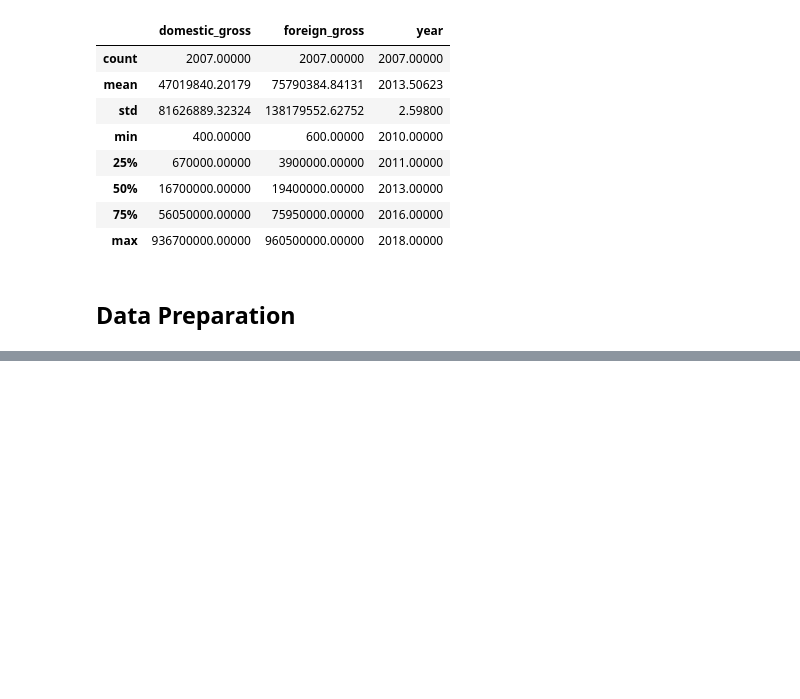
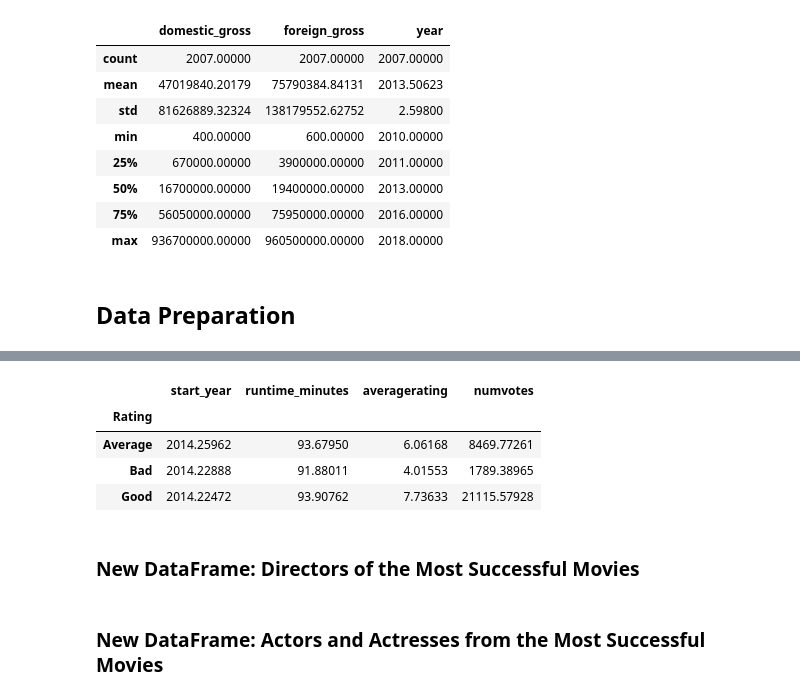
Before and after one commit to jordanate/microsoft-movie-studios-EDA, a Jupyter notebook: Phase 1 Project Notebook.ipynb, the cells around one changed output, grey strips where cells are left out. Saved outputs shown, nothing was run; the diff lists cells and outputs as text; code cells hidden in the pictures; blank space fills up the shorter version.

```diff
--- a/Phase 1 Project Notebook.ipynb
+++ b/Phase 1 Project Notebook.ipynb
@@ -434,0 +575,15 @@ avg_ratings_per_genre_filtered
+# %%
+#Looking at the runtime for Adventure movies across the different ratings categories
+runtime_per_rating_adventure = runtime_per_rating_filtered.loc[runtime_per_rating_filtered['genres1'] == 'Adventure']\
+                                                                                        .groupby('Rating').mean()
+runtime_per_rating_adventure
+
+#2855 ENTRIES
+# %% [output]
+|  | start_year | runtime_minutes | averagerating | numvotes |
+| Rating |  |  |  |  |
+| Average | 2014.25962 | 93.67950 | 6.06168 | 8469.77261 |
+| Bad | 2014.22888 | 91.88011 | 4.01553 | 1789.38965 |
+| Good | 2014.22472 | 93.90762 | 7.73633 | 21115.57928 |
+# %% [markdown]
+### New DataFrame: Directors of the Most Successful Movies
@@ -434,0 +628,2 @@ avg_ratings_per_genre_filtered
+# %% [markdown]
+### New DataFrame: Actors and Actresses from the Most Successful Movies
```
Also changed, not shown: parts of 63 cells of this notebook.
